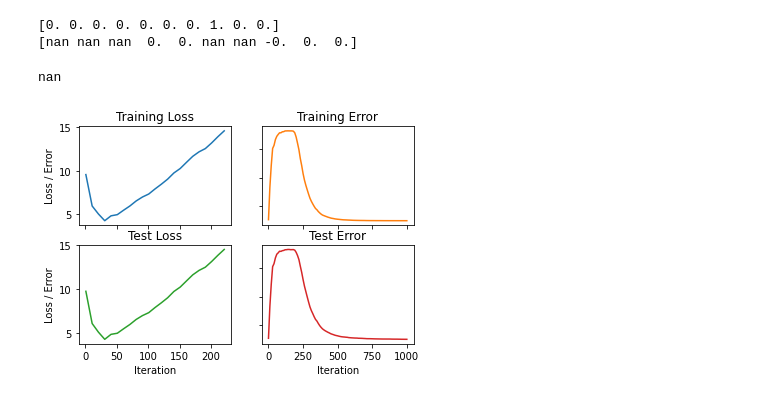
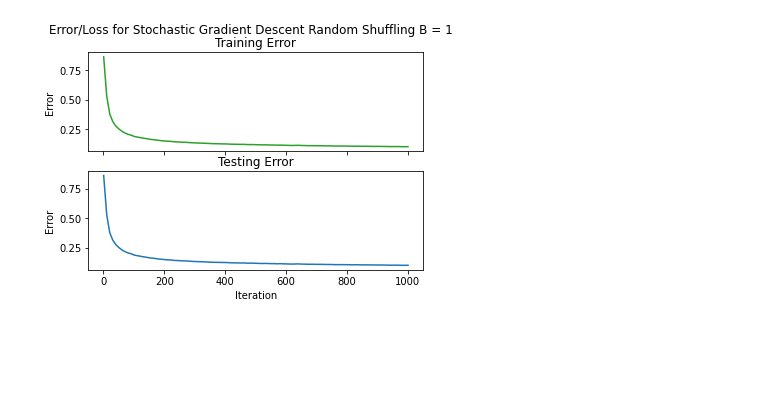
Before and after one commit to bhar200/textbooks-and-notes, a Jupyter notebook: homework/CS4787/gradient descent/plotting.ipynb, the cells around one changed output. Cells and saved outputs as stored; diff of their text form; code cells hidden in the pictures; blank space fills up the shorter version.

```diff
--- a/homework/CS4787/gradient descent/plotting.ipynb
+++ b/homework/CS4787/gradient descent/plotting.ipynb
@@ -389,19 +370,3 @@ def multinomial_logreg_batch_loss(Xs, Ys, gamma, W, ii=None):
-# %%
-X = Xs_te
-Y = Ys_te
-W = paramHist[-1]
-
-a = Y * (-numpy.log(softmax(W @ X, axis=0)))
-print(Y[:, 0])
-print(a[:, 0])
-print('\n\n\n\n\n')
-# %% [output]
-[0. 0. 0. 0. 0. 0. 0. 1. 0. 0.]
-[nan nan nan  0.  0. nan nan -0.  0.  0.]
-# %%
-multinomial_logreg_batch_loss(Xs_te, Ys_te, 0.0001, paramHist[-1])
-# %% [output]
-nan
 # %%
 # GRAPHING
 # gradient descent
@@ -416,23 +381,39 @@ teLossGD = [
 ]
 teErrorGD = [multinomial_logreg_error(Xs_te, Ys_te, weight) for weight in paramHist]
 iters = [(10 * i + 1) for i in range(len(paramHist))]
-
-fig, axs = pyplot.subplots(2, 2)
-axs[0, 0].plot(iters, trLossGD)
-axs[0, 0].set_title("Training Loss")
-axs[0, 1].plot(iters, trErrorGD, "tab:orange")
-axs[0, 1].set_title("Training Error")
-axs[1, 0].plot(iters, teLossGD, "tab:green")
-axs[1, 0].set_title("Test Loss")
-axs[1, 1].plot(iters, teErrorGD, "tab:red")
-axs[1, 1].set_title("Test Error")
-
-for ax in axs.flat:
-    ax.set(xlabel="Iteration", ylabel="Loss / Error")
-
-# Hide x labels and tick labels for top plots and y ticks for right plots.
-for ax in axs.flat:
-    ax.label_outer()
-pyplot.show()
-# %% [output]
-[figure, removed]
+# %%
+iters = [(10 * i + 1) for i in range(len(paramHistSGD))]
+trErrorSGD = [multinomial_logreg_error(Xs_tr, Ys_tr, weight) for weight in paramHistSGD]
+teErrorSGD = [multinomial_logreg_error(Xs_te, Ys_te, weight) for weight in paramHistSGD]
+
+trErrorSGDS = [multinomial_logreg_error(Xs_tr, Ys_tr, weight) for weight in paramHistSGDS]
+teErrorSGDS = [multinomial_logreg_error(Xs_te, Ys_te, weight) for weight in paramHistSGDS]
+
+trErrorSGDRS = [multinomial_logreg_error(Xs_tr, Ys_tr, weight) for weight in paramHistSGDRS]
+teErrorSGDRS = [multinomial_logreg_error(Xs_te, Ys_te, weight) for weight in paramHistSGDRS]
+# %%
+fig, axs = pyplot.subplots(2,1)
+axs[1].plot(iters, trErrorSGDRS)
+axs[1].set_title("Testing Error")
+axs[0].plot(iters, trErrorSGDRS, "tab:green")
+axs[0].set_title("Training Error")
+# axs[1, 0].plot(iters, trLossGD)
+# axs[1, 0].set_title("Training Loss")
+# axs[0, 0].plot(iters, trErrorGD, "tab:orange")
+# axs[0, 0].set_title("Training Error")
+# axs[1, 1].plot(iters, teLossGD, "tab:green")
+# axs[1, 1].set_title("Test Loss")
+# axs[0, 1].plot(iters, teErrorGD, "tab:red")
+# axs[0, 1].set_title("Test Error")
+
+for ax in axs:
+    ax.set(xlabel="Iteration", ylabel="Error")
+# for ax in axs[1]:
+#     ax.set(xlabel="Iteration", ylabel="Loss")
+fig.suptitle('Error/Loss for Stochastic Gradient Descent Random Shuffling B = 1')
+# Hide x labels and tick labels for top plots and y ticks for right plots.
+for ax in axs.flat:
+    ax.label_outer()
+pyplot.show()
+# %% [output]
+[figure, added]
```
Also changed, not shown: parts of 2 cells of this notebook, 25 other files.
